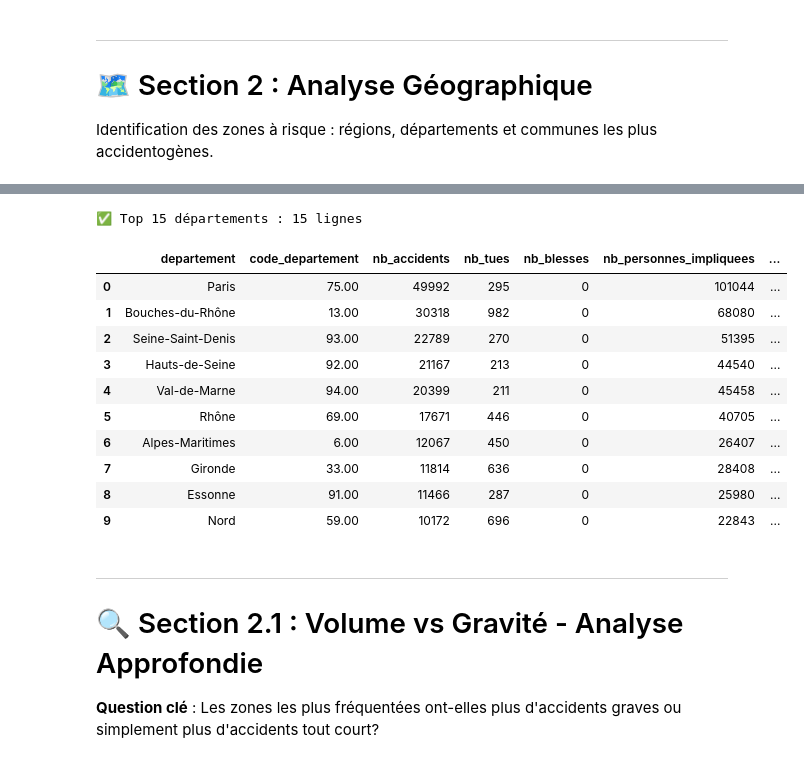
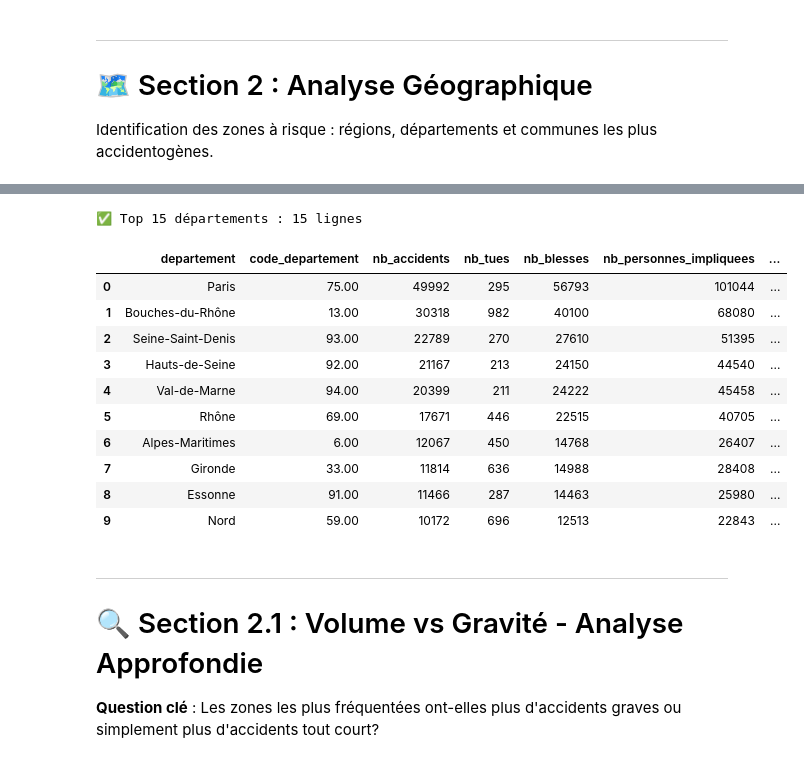
Before and after one commit to LounesAbd/Projet-1-Simplon-Data-Engineer-2025---Mighty-Mosquitoes, a Jupyter notebook: analytics/analy_accidents.ipynb, the cells around one changed output, grey strips where cells are left out. Saved outputs shown, nothing was run; the diff lists cells and outputs as text; code cells hidden in the pictures.

```diff
--- a/analytics/analy_accidents.ipynb
+++ b/analytics/analy_accidents.ipynb
@@ -71,6 +71,17 @@ try:
 except Exception as e:
     print(f"❌ Erreur de connexion : {e}")
     engine = None
+
+# Configuration
+warnings.filterwarnings('ignore')
+pd.set_option('display.max_columns', None)
+pd.set_option('display.max_rows', 100)
+pd.set_option('display.float_format', '{:.2f}'.format)
+
+# Configuration Matplotlib
+plt.rcParams['figure.figsize'] = (12, 6)
+plt.rcParams['font.size'] = 10
+plt.style.use('seaborn-v0_8-darkgrid')
 # %% [output]
 ✅ Connexion réussie à la base de données
 📊 Nombre d'accidents dans la base : 475,911
@@ -314,43 +325,43 @@ if not df_regions.empty:
 # %%
 # Top 15 des départements
 sql_departements = """
 SELECT
     l.dep_name AS departement,
     l.dep_code AS code_departement,
     COUNT(DISTINCT a.num_acc) AS nb_accidents,
     SUM(CASE WHEN u.grav = 'Tué' THEN 1 ELSE 0 END) AS nb_tues,
-    SUM(CASE WHEN u.grav = 'Blessé hospitalisé' THEN 1 ELSE 0 END) AS nb_blesses,
+    SUM(CASE WHEN u.grav = 'Blessé' THEN 1 ELSE 0 END) AS nb_blesses,
     COUNT(*) AS nb_personnes_impliquees,
     ROUND(100.0 * SUM(CASE WHEN u.grav = 'Tué' THEN 1 ELSE 0 END) /
           NULLIF(COUNT(*), 0), 2) AS taux_mortalite_pct,
     ROUND((100.0 * SUM(CASE WHEN u.grav = 'Tué' THEN 1 ELSE 0 END) +
-           10.0 * SUM(CASE WHEN u.grav = 'Blessé hospitalisé' THEN 1 ELSE 0 END)) /
+           7.0 * SUM(CASE WHEN u.grav = 'Blessé' THEN 1 ELSE 0 END)) /
           NULLIF(COUNT(*), 0), 2) AS score_gravite
 FROM ACCIDENT a
 INNER JOIN LIEUX l ON a.num_acc = l.num_acc
 INNER JOIN USAGER u ON a.num_acc = u.num_acc
 WHERE l.dep_name IS NOT NULL
 GROUP BY l.dep_name, l.dep_code
 ORDER BY nb_accidents DESC
 LIMIT 15;
 """
 
 df_departements = execute_sql_text(sql_departements, "Top 15 départements")
 if not df_departements.empty:
     display(df_departements.head(10))
 # %% [output]
 ✅ Top 15 départements : 15 lignes
 |  | departement | code_departement | nb_accidents | nb_tues | nb_blesses | nb_personnes_impliquees | ... |
-| 0 | Paris | 75.00 | 49992 | 295 | 0 | 101044 | ... |
-| 1 | Bouches-du-Rhône | 13.00 | 30318 | 982 | 0 | 68080 | ... |
-| 2 | Seine-Saint-Denis | 93.00 | 22789 | 270 | 0 | 51395 | ... |
-| 3 | Hauts-de-Seine | 92.00 | 21167 | 213 | 0 | 44540 | ... |
-| 4 | Val-de-Marne | 94.00 | 20399 | 211 | 0 | 45458 | ... |
-| 5 | Rhône | 69.00 | 17671 | 446 | 0 | 40705 | ... |
-| 6 | Alpes-Maritimes | 6.00 | 12067 | 450 | 0 | 26407 | ... |
-| 7 | Gironde | 33.00 | 11814 | 636 | 0 | 28408 | ... |
-| 8 | Essonne | 91.00 | 11466 | 287 | 0 | 25980 | ... |
-| 9 | Nord | 59.00 | 10172 | 696 | 0 | 22843 | ... |
+| 0 | Paris | 75.00 | 49992 | 295 | 56793 | 101044 | ... |
+| 1 | Bouches-du-Rhône | 13.00 | 30318 | 982 | 40100 | 68080 | ... |
+| 2 | Seine-Saint-Denis | 93.00 | 22789 | 270 | 27610 | 51395 | ... |
+| 3 | Hauts-de-Seine | 92.00 | 21167 | 213 | 24150 | 44540 | ... |
+| 4 | Val-de-Marne | 94.00 | 20399 | 211 | 24222 | 45458 | ... |
+| 5 | Rhône | 69.00 | 17671 | 446 | 22515 | 40705 | ... |
+| 6 | Alpes-Maritimes | 6.00 | 12067 | 450 | 14768 | 26407 | ... |
+| 7 | Gironde | 33.00 | 11814 | 636 | 14988 | 28408 | ... |
+| 8 | Essonne | 91.00 | 11466 | 287 | 14463 | 25980 | ... |
+| 9 | Nord | 59.00 | 10172 | 696 | 12513 | 22843 | ... |
 # %%
 # Visualisation : Scatter plot Volume vs Gravité pour les départements
 if not df_departements.empty:
```
Also changed, not shown: parts of 3 cells of this notebook, 3 other files.
